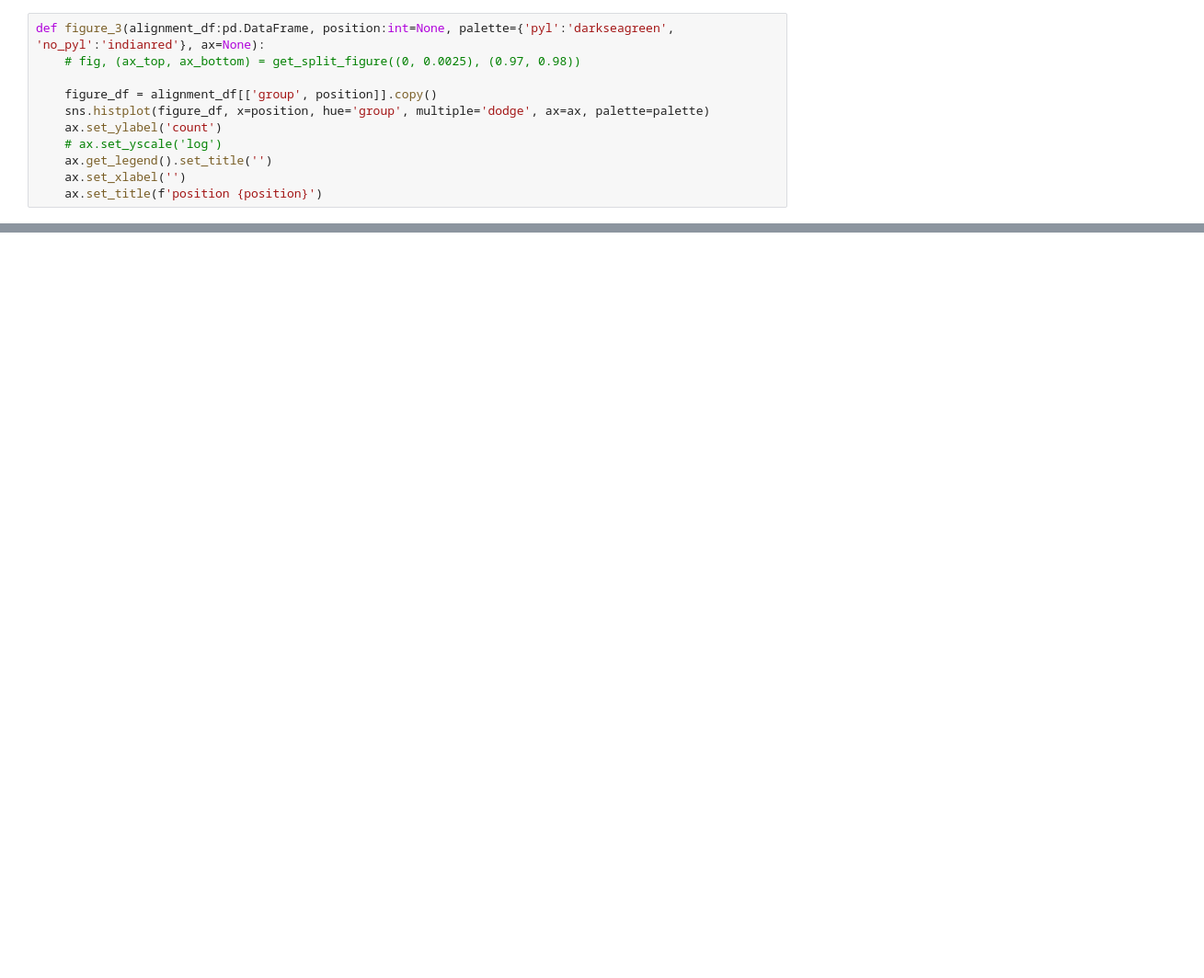
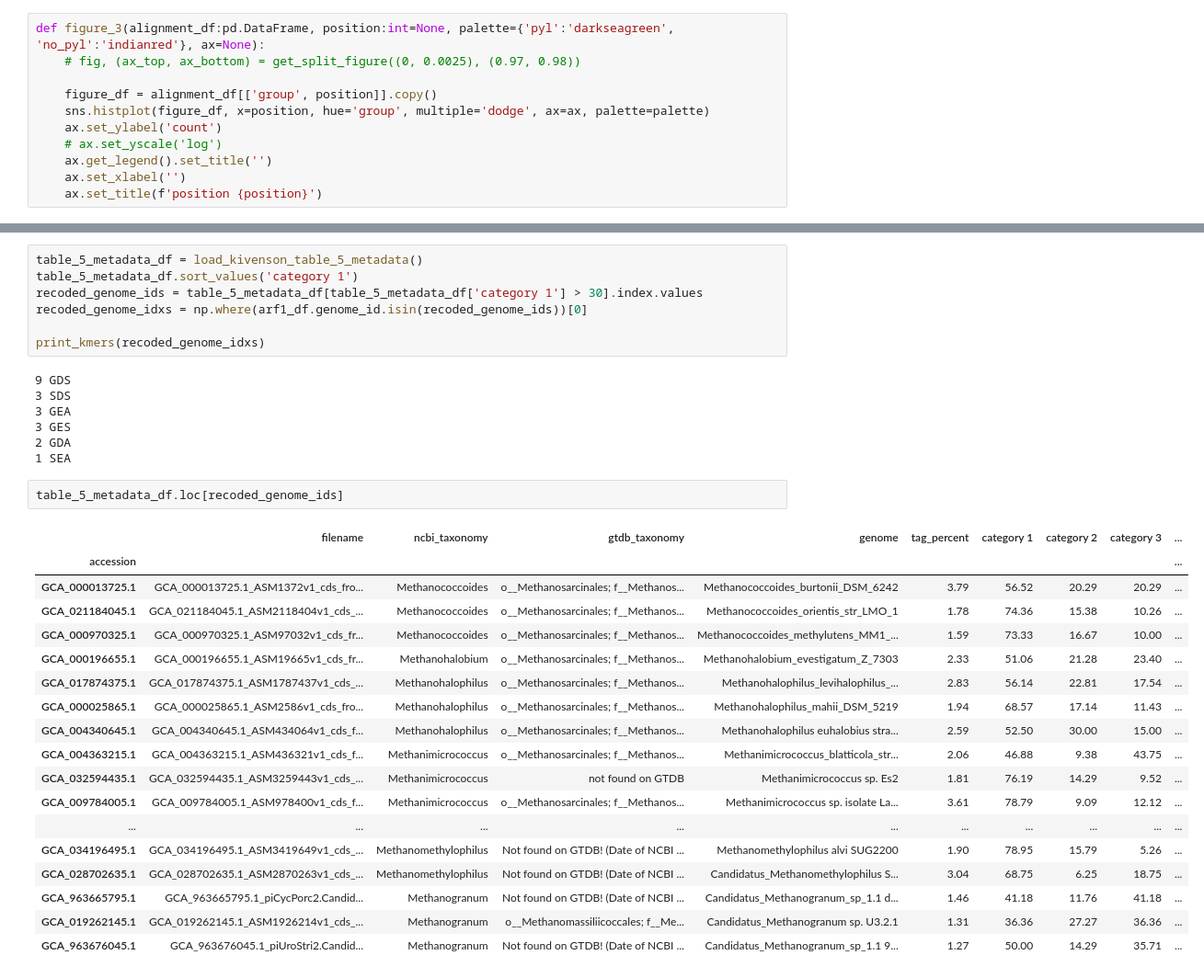
Before and after one commit to pipparichter/pyrrolysine, a Jupyter notebook: notebooks/niks.ipynb, the cells around one changed output, grey strips where cells are left out. Shown at 92% size. Cells and saved outputs as stored; diff of their text form; blank space fills up the shorter version.

```diff
--- a/notebooks/niks.ipynb
+++ b/notebooks/niks.ipynb
@@ -205,0 +323,35 @@ np.int64(572)
+# %%
+table_5_metadata_df = load_kivenson_table_5_metadata()
+table_5_metadata_df.sort_values('category 1')
+recoded_genome_ids = table_5_metadata_df[table_5_metadata_df['category 1'] > 30].index.values
+recoded_genome_idxs = np.where(arf1_df.genome_id.isin(recoded_genome_ids))[0]
+
+print_kmers(recoded_genome_idxs)
+# %% [output]
+9 GDS
+3 SDS
+3 GEA
+3 GES
+2 GDA
+1 SEA
+# %%
+table_5_metadata_df.loc[recoded_genome_ids]
+# %% [output]
+|  | filename | ncbi_taxonomy | gtdb_taxonomy | genome | tag_percent | category 1 | category 2 | category 3 | ... |
+| accession |  |  |  |  |  |  |  |  | ... |
+| GCA_000013725.1 | GCA_000013725.1_ASM1372v1_cds_fro... | Methanococcoides | o__Methanosarcinales; f__Methanos... | Methanococcoides_burtonii_DSM_6242 | 3.79 | 56.52 | 20.29 | 20.29 | ... |
+| GCA_021184045.1 | GCA_021184045.1_ASM2118404v1_cds_... | Methanococcoides | o__Methanosarcinales; f__Methanos... | Methanococcoides_orientis_str_LMO_1 | 1.78 | 74.36 | 15.38 | 10.26 | ... |
+| GCA_000970325.1 | GCA_000970325.1_ASM97032v1_cds_fr... | Methanococcoides | o__Methanosarcinales; f__Methanos... | Methanococcoides_methylutens_MM1_... | 1.59 | 73.33 | 16.67 | 10.00 | ... |
+| GCA_000196655.1 | GCA_000196655.1_ASM19665v1_cds_fr... | Methanohalobium | o__Methanosarcinales; f__Methanos... | Methanohalobium_evestigatum_Z_7303 | 2.33 | 51.06 | 21.28 | 23.40 | ... |
+| GCA_017874375.1 | GCA_017874375.1_ASM1787437v1_cds_... | Methanohalophilus | o__Methanosarcinales; f__Methanos... | Methanohalophilus_levihalophilus_... | 2.83 | 56.14 | 22.81 | 17.54 | ... |
+| GCA_000025865.1 | GCA_000025865.1_ASM2586v1_cds_fro... | Methanohalophilus | o__Methanosarcinales; f__Methanos... | Methanohalophilus_mahii_DSM_5219 | 1.94 | 68.57 | 17.14 | 11.43 | ... |
+| GCA_004340645.1 | GCA_004340645.1_ASM434064v1_cds_f... | Methanohalophilus | o__Methanosarcinales; f__Methanos... | Methanohalophilus euhalobius stra... | 2.59 | 52.50 | 30.00 | 15.00 | ... |
+| GCA_004363215.1 | GCA_004363215.1_ASM436321v1_cds_f... | Methanimicrococcus | o__Methanosarcinales; f__Methanos... | Methanimicrococcus_blatticola_str... | 2.06 | 46.88 | 9.38 | 43.75 | ... |
+| GCA_032594435.1 | GCA_032594435.1_ASM3259443v1_cds_... | Methanimicrococcus | not found on GTDB | Methanimicrococcus sp. Es2 | 1.81 | 76.19 | 14.29 | 9.52 | ... |
+| GCA_009784005.1 | GCA_009784005.1_ASM978400v1_cds_f... | Methanimicrococcus | o__Methanosarcinales; f__Methanos... | Methanimicrococcus sp. isolate La... | 3.61 | 78.79 | 9.09 | 12.12 | ... |
+| ... | ... | ... | ... | ... | ... | ... | ... | ... | ... |
+| GCA_034196495.1 | GCA_034196495.1_ASM3419649v1_cds_... | Methanomethylophilus | Not found on GTDB! (Date of NCBI ... | Methanomethylophilus alvi SUG2200 | 1.90 | 78.95 | 15.79 | 5.26 | ... |
+| GCA_028702635.1 | GCA_028702635.1_ASM2870263v1_cds_... | Methanomethylophilus | Not found on GTDB! (Date of NCBI ... | Candidatus_Methanomethylophilus S... | 3.04 | 68.75 | 6.25 | 18.75 | ... |
+| GCA_963665795.1 | GCA_963665795.1_piCycPorc2.Candid... | Methanogranum | Not found on GTDB! (Date of NCBI ... | Candidatus_Methanogranum_sp_1.1 d... | 1.46 | 41.18 | 11.76 | 41.18 | ... |
+| GCA_019262145.1 | GCA_019262145.1_ASM1926214v1_cds_... | Methanogranum | o__Methanomassiliicoccales; f__Me... | Candidatus_Methanogranum sp. U3.2.1 | 1.31 | 36.36 | 27.27 | 36.36 | ... |
+| GCA_963676045.1 | GCA_963676045.1_piUroStri2.Candid... | Methanogranum | Not found on GTDB! (Date of NCBI ... | Candidatus_Methanogranum_sp_1.1 9... | 1.27 | 50.00 | 14.29 | 35.71 | ... |
```
Also changed, not shown: parts of 17 cells of this notebook, 6 other files.
